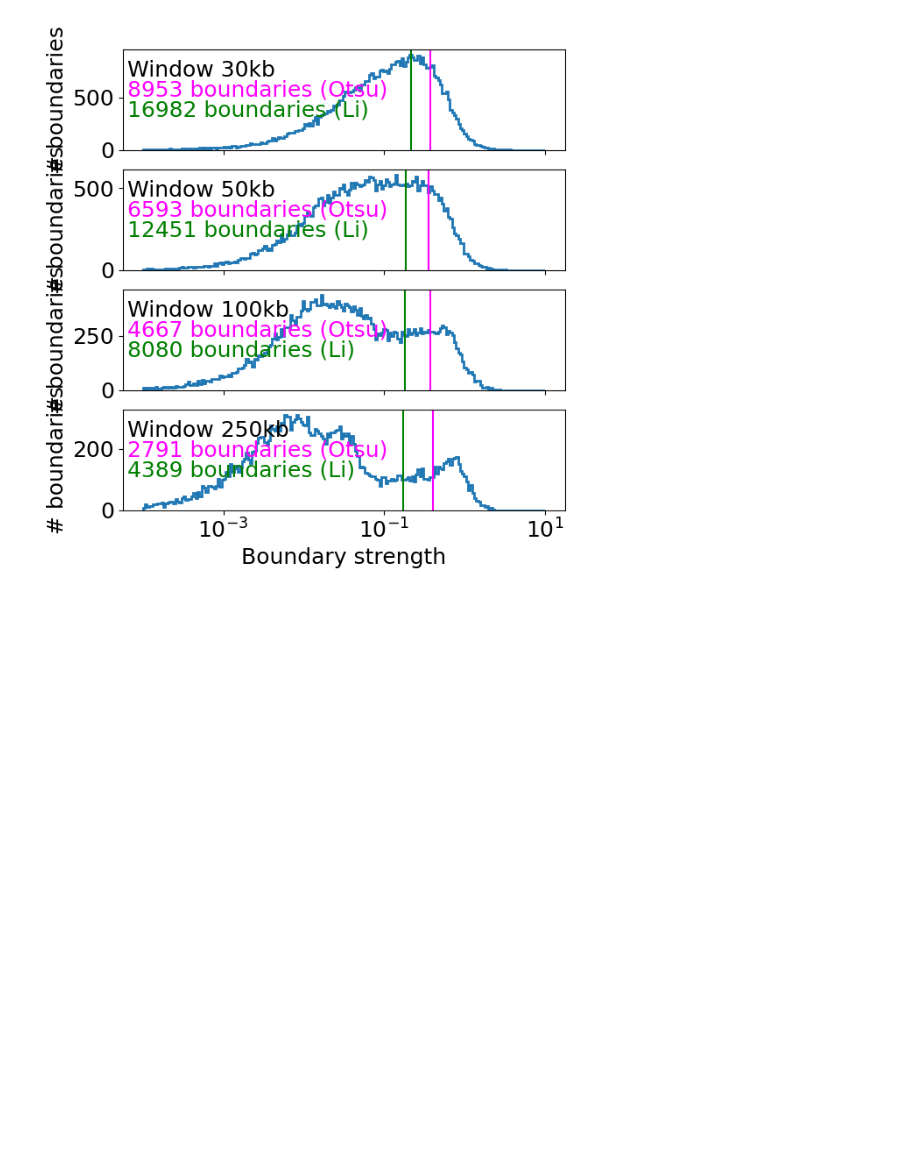
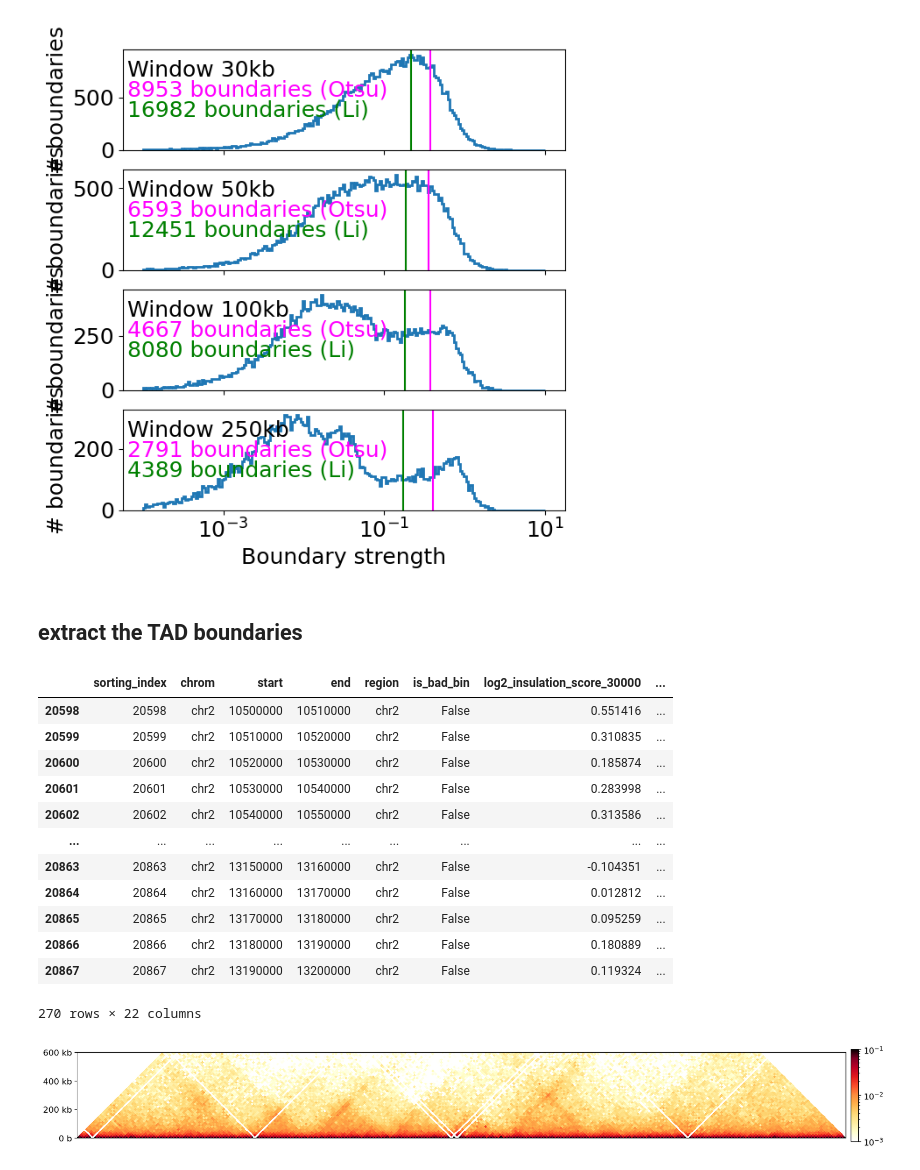
Before and after one commit to RenhaoL/HST508_Fall2022_final_project, a Jupyter notebook: codes/20221116_insulation_boundaries.ipynb, the cells around one changed output. Saved outputs shown, nothing was run; the diff lists cells and outputs as text; code cells hidden in the pictures; blank space fills up the shorter version.

```diff
--- a/codes/20221116_insulation_boundaries.ipynb
+++ b/codes/20221116_insulation_boundaries.ipynb
@@ -466,3 +467,52 @@ axs[-1].set(xlabel='Boundary strength')
 # %% [output]
 [Text(0.5, 0, 'Boundary strength')]
 [figure]
+# %% [markdown]
+## extract the TAD boundaries
+# %%
+start = 10_500_000
+end = start+ 90*windows[0]
+region = ('chr4', start, end)
+norm = LogNorm(vmax=0.1, vmin=0.001)
+data = clr.matrix(balance=True).fetch(region)
+
+f, ax = plt.subplots(figsize=(20, 10))
+im = pcolormesh_45deg(ax, data, start=region[1], resolution=resolution, norm=norm, cmap='fall')
+ax.set_aspect(0.5)
+ax.set_ylim(0, 20*windows[0])
+format_ticks(ax, rotate=False)
+ax.xaxis.set_visible(False)
+
+divider = make_axes_locatable(ax)
+cax = divider.append_axes("right", size="1%", pad=0.1, aspect=6)
+plt.colorbar(im, cax=cax)
+
+insul_region = bioframe.select(insulation_table, region)
+
+ins_ax = divider.append_axes("bottom", size="50%", pad=0., sharex=ax)
+
+ins_ax.plot(insul_region[['start', 'end']].mean(axis=1),
+            insul_region[f'log2_insulation_score_{windows[0]}'], label=f'Window {windows[0]} bp')
+
+boundaries = insul_region[~np.isnan(insul_region[f'boundary_strength_{windows[0]}'])]
+weak_boundaries = boundaries[~boundaries[f'is_boundary_{windows[0]}']]
+strong_boundaries = boundaries[boundaries[f'is_boundary_{windows[0]}']]
+ins_ax.scatter(weak_boundaries[['start', 'end']].mean(axis=1),
+            weak_boundaries[f'log2_insulation_score_{windows[0]}'], label='Weak boundaries')
+ins_ax.scatter(strong_boundaries[['start', 'end']].mean(axis=1),
+            strong_boundaries[f'log2_insulation_score_{windows[0]}'], label='Strong boundaries')
+# %% [output]
+|  | sorting_index | chrom | start | end | region | is_bad_bin | log2_insulation_score_30000 | ... |
+| 20598 | 20598 | chr2 | 10500000 | 10510000 | chr2 | False | 0.551416 | ... |
+| 20599 | 20599 | chr2 | 10510000 | 10520000 | chr2 | False | 0.310835 | ... |
+| 20600 | 20600 | chr2 | 10520000 | 10530000 | chr2 | False | 0.185874 | ... |
+| 20601 | 20601 | chr2 | 10530000 | 10540000 | chr2 | False | 0.283998 | ... |
+| 20602 | 20602 | chr2 | 10540000 | 10550000 | chr2 | False | 0.313586 | ... |
+| ... | ... | ... | ... | ... | ... | ... | ... | ... |
+| 20863 | 20863 | chr2 | 13150000 | 13160000 | chr2 | False | -0.104351 | ... |
+| 20864 | 20864 | chr2 | 13160000 | 13170000 | chr2 | False | 0.012812 | ... |
+| 20865 | 20865 | chr2 | 13170000 | 13180000 | chr2 | False | 0.095259 | ... |
+| 20866 | 20866 | chr2 | 13180000 | 13190000 | chr2 | False | 0.180889 | ... |
+| 20867 | 20867 | chr2 | 13190000 | 13200000 | chr2 | False | 0.119324 | ... |
+270 rows × 22 columns
+[figure, added]
```
Also changed, not shown: parts of 15 cells of this notebook.
